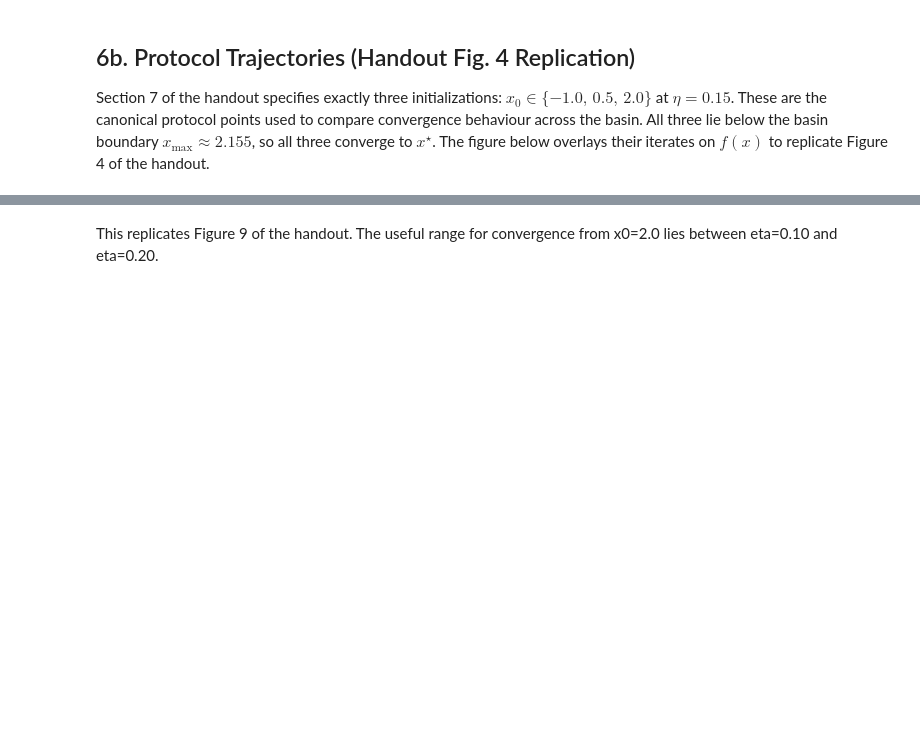
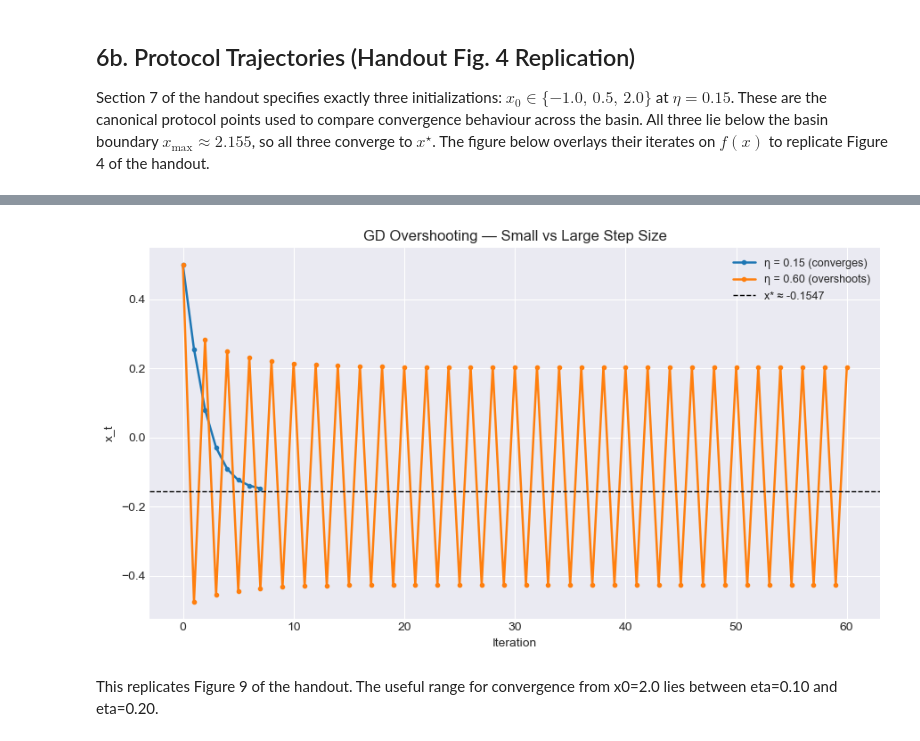
Before and after one commit to FranQuant/the-ai-engineer, a Jupyter notebook: capstones/week01_gd_optimization/gd_capstone.ipynb, the cells around one changed output, grey strips where cells are left out. Drawn from its saved outputs; the diff is of its cells as text; code cells hidden in the pictures; blank space fills up the shorter version.

```diff
--- a/capstones/week01_gd_optimization/gd_capstone.ipynb
+++ b/capstones/week01_gd_optimization/gd_capstone.ipynb
@@ -367,3 +401,27 @@ plt.show()
+# %%
+# FIX 1: Overshoot / oscillation figure
+T_over = 60
+xs_conv = gd(0.5, 0.15, T=T_over)
+xs_over = gd(0.5, 0.60, T=T_over)
+iters_conv = np.arange(len(xs_conv))
+iters_over = np.arange(len(xs_over))
+
+fig, ax = plt.subplots(figsize=(9, 5))
+ax.plot(iters_conv, xs_conv, marker='o', markersize=3, linewidth=1.8,
+        label='η = 0.15 (converges)')
+ax.plot(iters_over, xs_over, marker='o', markersize=3, linewidth=1.8,
+        label='η = 0.60 (overshoots)', color='tab:orange')
+ax.axhline(X_STAR, linestyle='--', color='black', linewidth=1,
+           label=f'x* ≈ {X_STAR:.4f}')
+ax.set_title('GD Overshooting — Small vs Large Step Size')
+ax.set_xlabel('Iteration')
+ax.set_ylabel('x_t')
+ax.legend(fontsize=9)
+plt.tight_layout()
+plt.savefig('fig_03c_overshoot.png', dpi=150, bbox_inches='tight')
+plt.show()
+# %% [output]
+[figure, added]
 # %% [markdown]
 This replicates Figure 9 of the handout. The useful range for convergence from x0=2.0 lies between eta=0.10 and eta=0.20.
 # %% [markdown]
```
Also changed, not shown: parts of 14 cells of this notebook, 12 other files.
